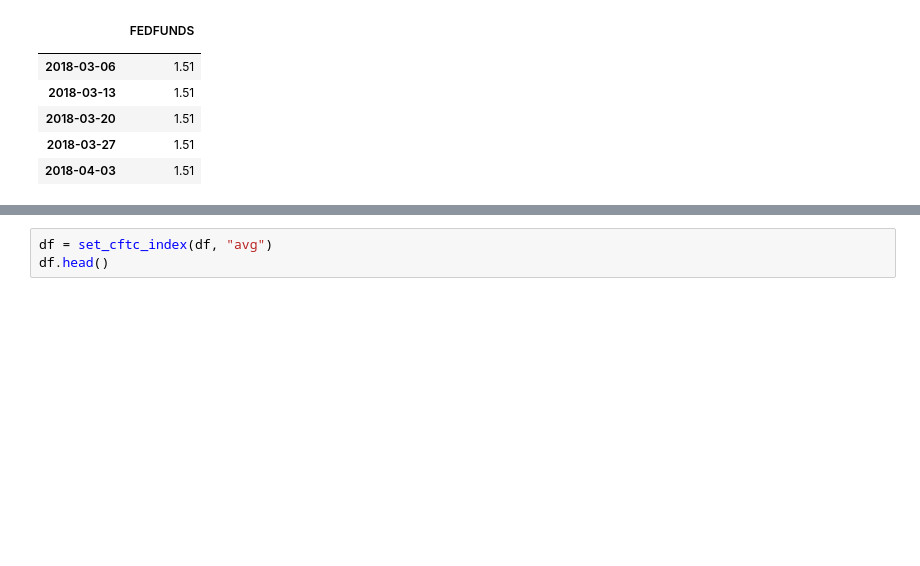
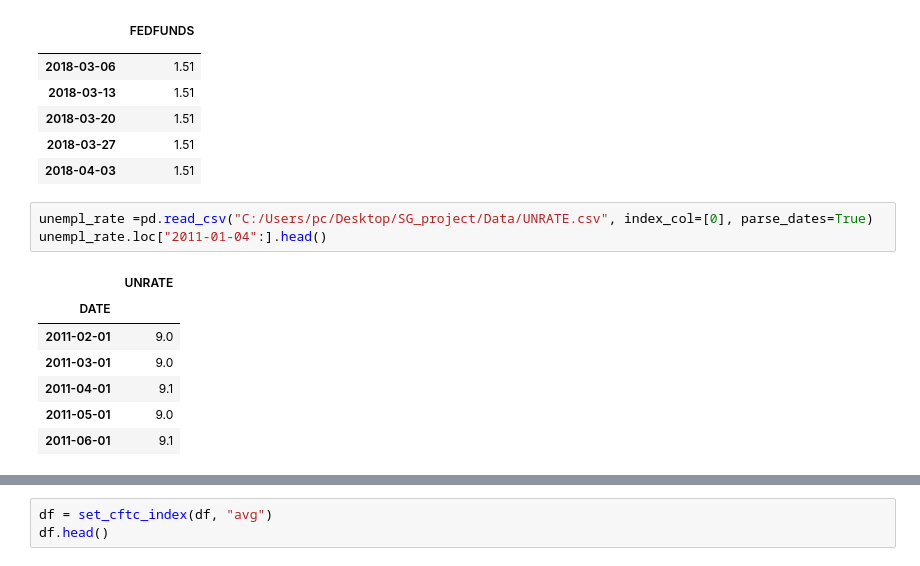
Before and after one commit to leonardich/Stats_project, a Jupyter notebook: Regression.ipynb, the cells around one changed output, grey strips where cells are left out. Cells and saved outputs as stored; diff of their text form; blank space fills up the shorter version.

```diff
--- a/Regression.ipynb
+++ b/Regression.ipynb
@@ -290,3 +286,14 @@ fed_funds_rate.tail()
 | 2018-03-20 | 1.51 |
 | 2018-03-27 | 1.51 |
 | 2018-04-03 | 1.51 |
+# %%
+unempl_rate =pd.read_csv("C:/Users/pc/Desktop/SG_project/Data/UNRATE.csv", index_col=[0], parse_dates=True)
+unempl_rate.loc["2011-01-04":].head()
+# %% [output]
+|  | UNRATE |
+| DATE |  |
+| 2011-02-01 | 9.0 |
+| 2011-03-01 | 9.0 |
+| 2011-04-01 | 9.1 |
+| 2011-05-01 | 9.0 |
+| 2011-06-01 | 9.1 |
```
Also changed, not shown: parts of 17 cells of this notebook.
